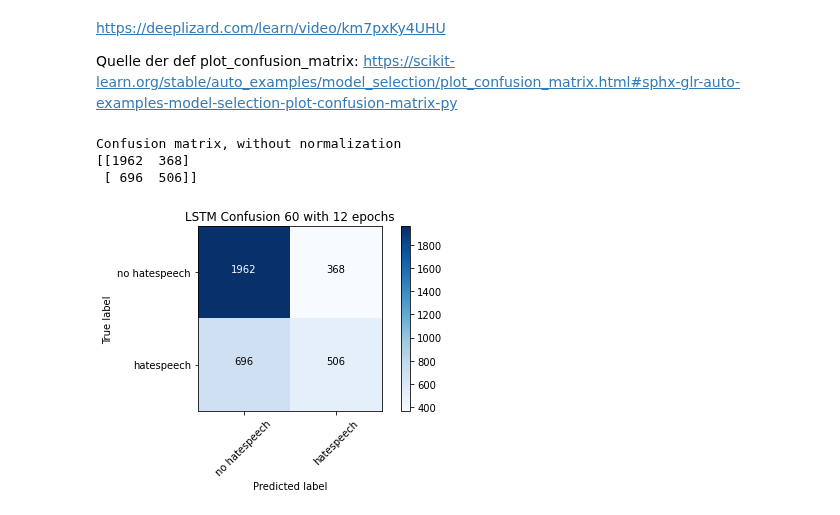
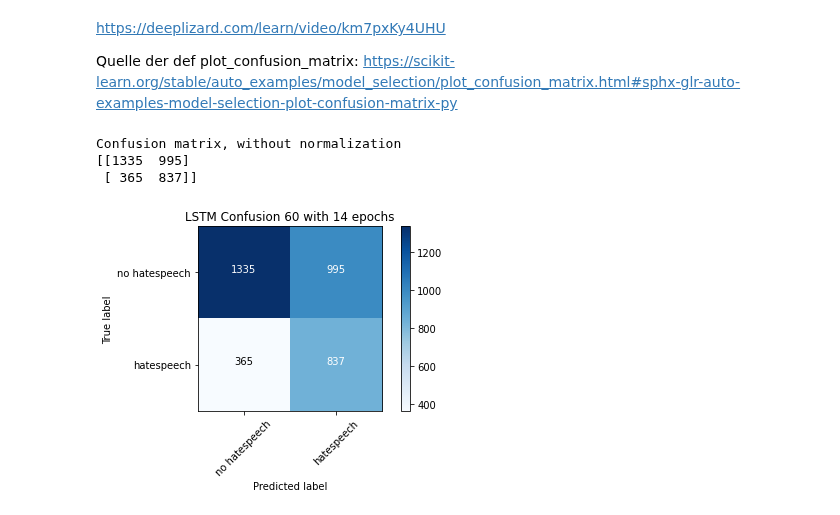
Before and after one commit to BiancaStadl/ProjektarbeitML, a Jupyter notebook: LSTM.ipynb, the cells around one changed output. Saved outputs shown, nothing was run; the diff lists cells and outputs as text; code cells hidden in the pictures.

Commit message:
LSTM Confusion 60 with 14 epochs

```diff
--- a/LSTM.ipynb
+++ b/LSTM.ipynb
@@ -414,7 +414,7 @@ None
 logs_base_dir = "./logs"
 callbackForTB = tf.keras.callbacks.TensorBoard(logs_base_dir)
 # %%
-training_epochs = 12
+training_epochs = 14
 batch_size = 40
 validation_split=0.2
 # %% [markdown]
@@ -528,9 +528,9 @@ cm = confusion_matrix(y_true=nptesting_labels, y_pred=prediction_rounded60AE)
 # %%
 plot_labels = ['no hatespeech','hatespeech']
 # %%
-plot_confusion_matrix(cm=cm, classes=plot_labels, title='LSTM Confusion 60 with 12 epochs')
+plot_confusion_matrix(cm=cm, classes=plot_labels, title='LSTM Confusion 60 with 14 epochs')
 # %% [output]
 Confusion matrix, without normalization
-[[1962  368]
- [ 696  506]]
+[[1335  995]
+ [ 365  837]]
-[figure, old version]
+[figure, new version]
```
Also changed, not shown: parts of 2 cells of this notebook.
